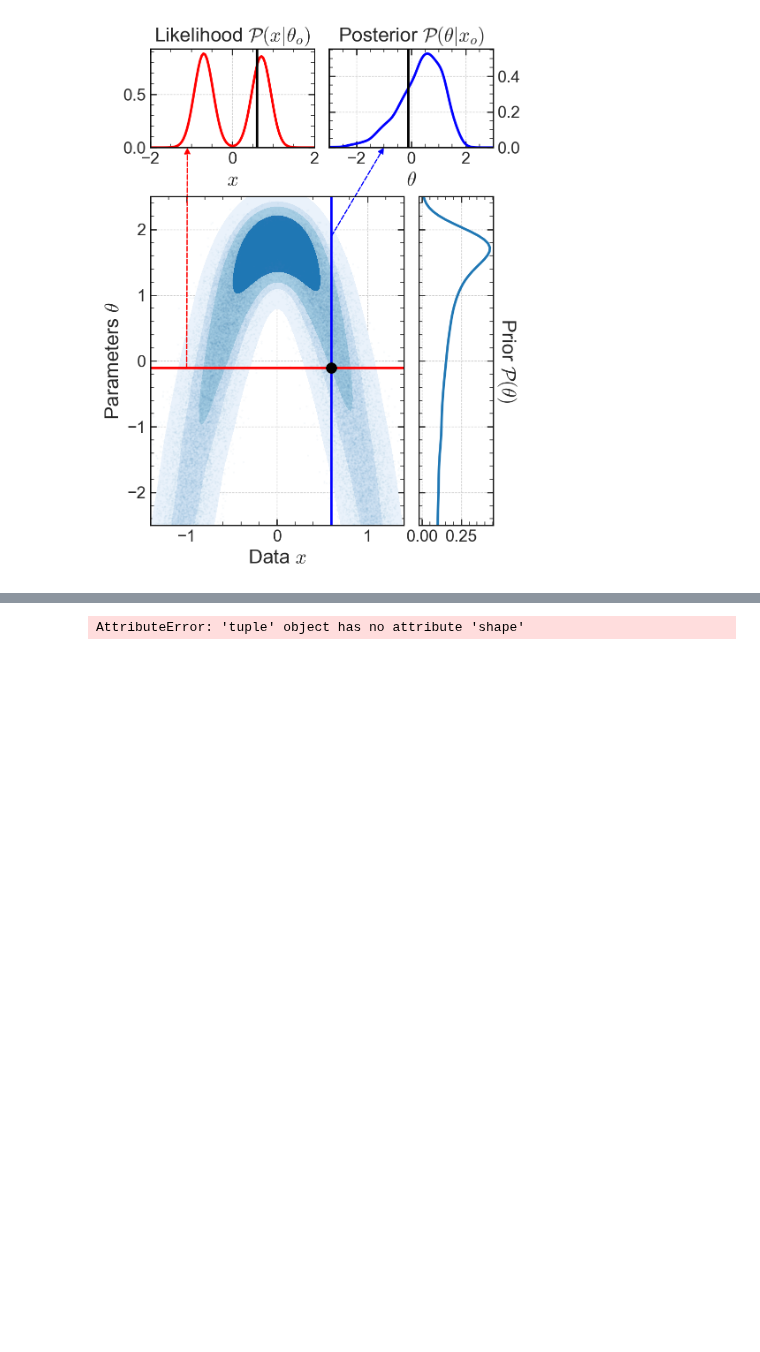
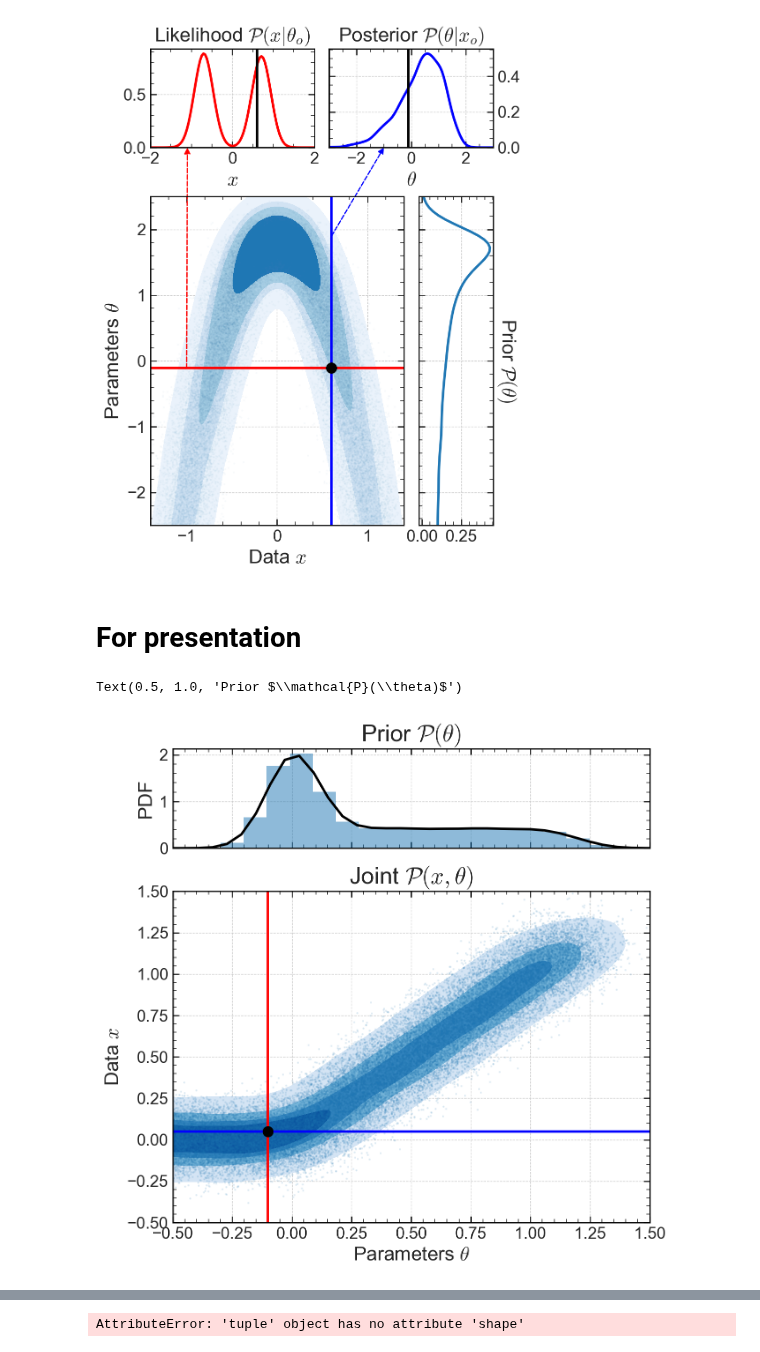
Before and after one commit to maho3/ltu-ili, a Jupyter notebook: paper/workspace.ipynb, the cells around one changed output, grey strips where cells are left out. Saved outputs shown, nothing was run; the diff lists cells and outputs as text; code cells hidden in the pictures; blank space fills up the shorter version.

Commit message:
some plots for presentations

```diff
--- a/paper/workspace.ipynb
+++ b/paper/workspace.ipynb
@@ -109,3 +109,51 @@ axbase.add_artist(con)
 f.savefig('figures/example.pdf', bbox_inches='tight')
 # %% [output]
 [figure]
+# %% [markdown]
+# For presentation
+# %%
+N, noise = 50000, 0.1
+eps = 0.1
+x_ = np.random.uniform(-1.2,1.2,N)
+y_ = np.max([np.zeros_like(x_), x_], axis=0)
+data = np.vstack([x_, y_]).T
+data += np.random.normal(0, noise, size=data.shape)
+# %%
+x0, y0 = -0.1, 0.05
+idx = np.argmin(np.linalg.norm(data - np.array([x0, y0]), axis=1))
+x0, y0 = data[idx]
+# %%
+
+
+f, axs = plt.subplots(2,1, sharex=True, figsize=(7,7),
+                     gridspec_kw={'height_ratios':[0.3, 1]})
+
+# plot joint
+ax = axs[1]
+ax.plot(data[:, 0], data[:, 1], '.', ms=1.5, alpha=0.1, rasterized=True)
+sns.kdeplot(x=data[:, 0], y=data[:, 1], fill=True,
+            ax=ax, n_levels=5, cmap='Blues')
+ax.axvline(x0, color='r', linestyle='-')
+ax.axhline(y0, color='b', linestyle='-')
+ax.plot(x0, y0, 'ko', markersize=8)
+ax.set_ylabel('Data $x$')
+ax.set_xlabel(r'Parameters $\theta$')
+ax.set_xlim(-1.4, 1.4)
+ax.set_ylim(-0.5, 1.5)
+ax.set_title(r'Joint $\mathcal{P}(x,\theta)$')
+axbase = ax
+
+
+# plot prior
+ax = axs[0]
+gkde = gaussian_kde(data[:,1])
+x_ = np.linspace(-3, 3, 100)
+ax.plot(x_, gkde(x_),'k')
+ax.hist(data[:,1], bins=20, density=True, alpha=0.5)
+ax.set_xlim(-0.5, 1.5)
+ax.set_ylim(0)
+ax.set_ylabel('PDF')
+ax.set_title(r'Prior $\mathcal{P}(\theta)$')
+# %% [output]
+Text(0.5, 1.0, 'Prior $\\mathcal{P}(\\theta)$')
+[figure, added]
```
Also changed, not shown: parts of 1 cell of this notebook.
